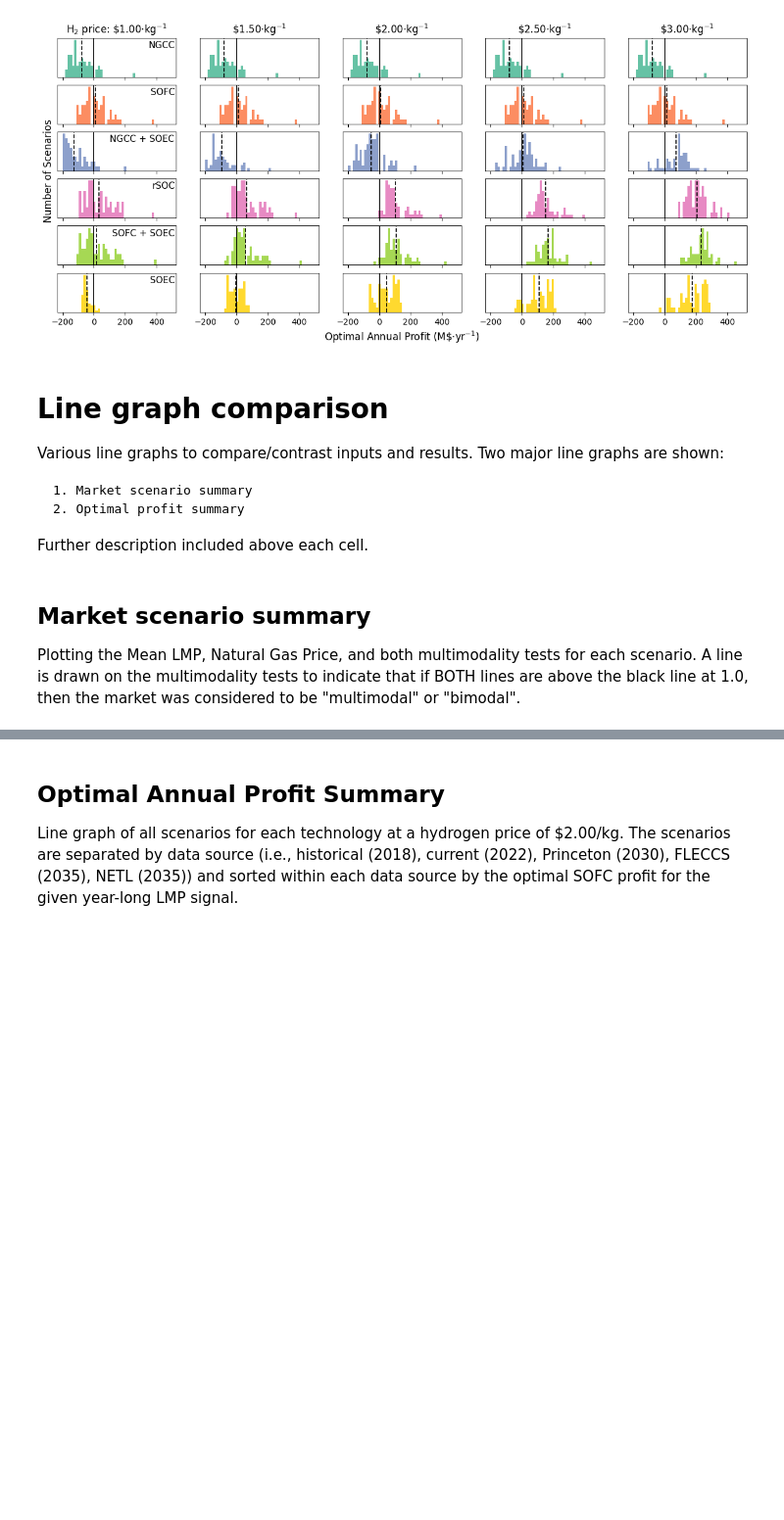
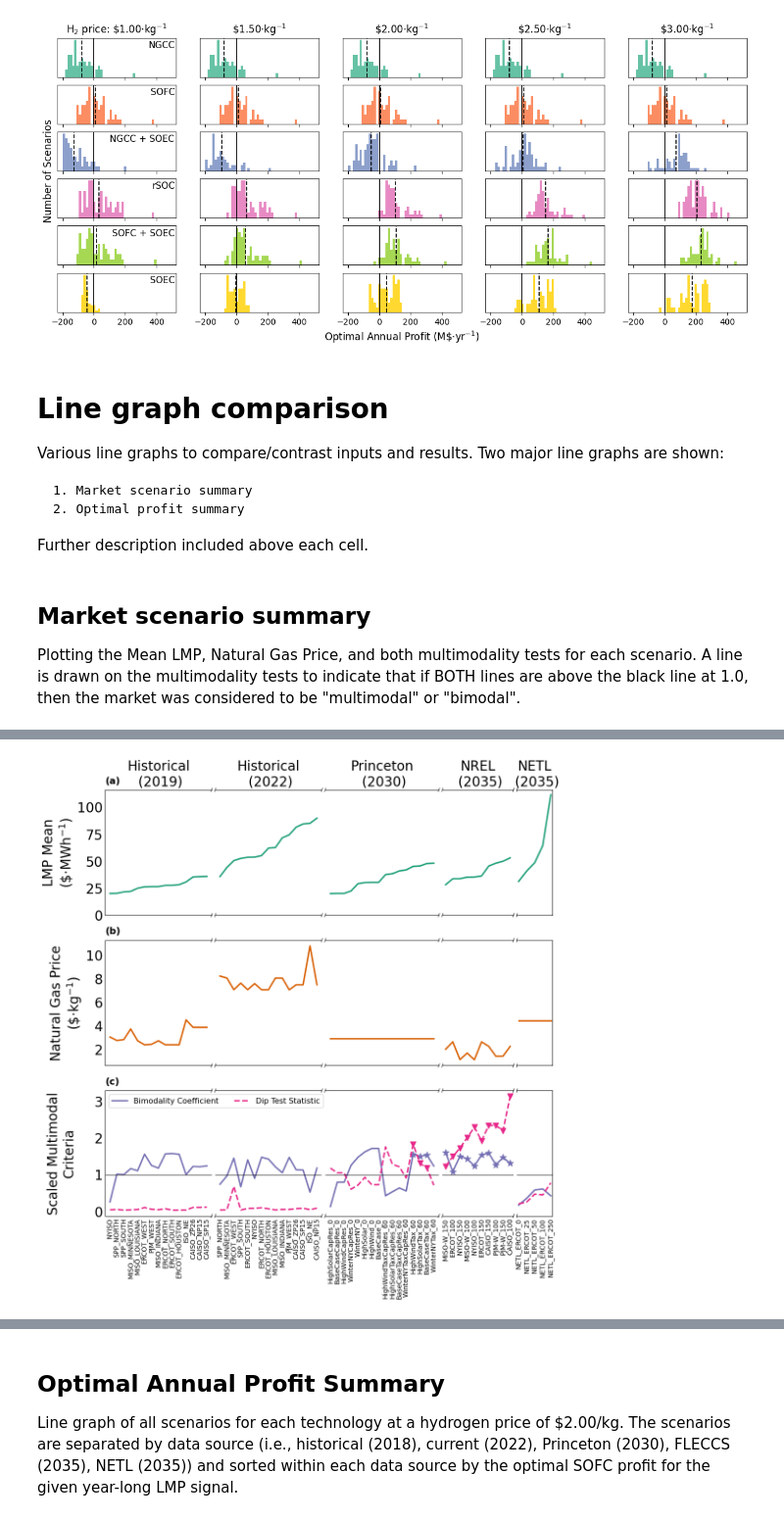
Before and after one commit to IDAES/publications, a Jupyter notebook: cortes_et_al_2023/new_figures_DJL/src/Supplementary_Figures.ipynb, the cells around one changed output, grey strips where cells are left out. Shown at 98% size. Drawn from its saved outputs; the diff is of its cells as text; code cells hidden in the pictures; blank space fills up the shorter version.

```diff
--- a/cortes_et_al_2023/new_figures_DJL/src/Supplementary_Figures.ipynb
+++ b/cortes_et_al_2023/new_figures_DJL/src/Supplementary_Figures.ipynb
@@ -200,0 +207,92 @@ plt.savefig(figure_path, format='png', dpi=450)
+# %%
+# Plotting all capacity things at the same time
+ylabels = ['LMP Mean\n' + r'(\$$\cdot$MWh$^{-1}$)', 'Natural Gas Price\n' + r'(\$$\cdot$kg$^{-1}$)', 'Scaled Multimodal\nCriteria\n']
+abc_labels = {0: '(a)', 1: '(b)', 2: '(c)'}
+
+fig, axes = plt.subplots(3, 5, sharey='row', sharex='col', figsize = (12, 11.5), width_ratios=[15, 15, 16, 10, 5])
+
+for i in range(5):
+    colors = iter([plt.cm.Dark2(m) for m in range(7)])
+    for ind_k, k in enumerate(['Mean LMP', 'Natural Gas Price', ['Bimodality Coefficient', 'Dip Test Statistic']]):
+        temp_vals = total_frame.sort_values('Mean LMP').loc[(total_frame['Hydrogen Price'] == 2.0) & (total_frame['Reference'] == (i + 1))]
+
+        # Bimodality markets require two lines to be plotted
+        if ind_k == 2:
+            color1 = next(colors)
+            color2 = next(colors)
+            axes[ind_k, i].plot(range(len(temp_vals[k[0]].values)), temp_vals[k[0]].values / 0.555, color=color1, ls='solid', lw=2.25, label=k[0])
+            axes[ind_k, i].plot(range(len(temp_vals[k[1]].values)), temp_vals[k[1]].values / 0.05, color=color2, ls='--', lw=2.25, label=k[1])
+
+            # Add markers for the multimodal markets
+            count = 0
+            for name in temp_vals['Name']:
+                if len(temp_vals[(temp_vals['Name'] == name) & (temp_vals['Passes both tests. Bimodal.'] == 1)]) > 0:
+                    axes[ind_k, i].scatter(count, temp_vals[k[0]].values[count] / 0.555, color=color1, marker='*', s=100)
+                    axes[ind_k, i].scatter(count, temp_vals[k[1]].values[count] / 0.05, color=color2, marker='v', s=70)
+                count += 1
+        else:
+            axes[ind_k, i].plot(range(len(temp_vals[k].values)), temp_vals[k].values, color=next(colors), ls='solid', lw=2.25)
+
+        axes[ind_k, i].tick_params(axis='both', which='both', length=0)
+
+        tick_labels = [new_labels[i] for i in temp_vals['Name'].values]
+        axes[ind_k, i].set_xticks(range(len(tick_labels)), tick_labels, rotation=90, fontsize=10)
+
+        # Add y-axis labels
+        if i == 0:
+            axes[ind_k, i].set_ylabel(ylabels[ind_k], fontsize=20)
+
+        # Add (a), (b), (c) to the top left of the figures
+        if i == 0:
+            axes[ind_k, i].annotate(abc_labels[ind_k], xy=(0, 1.05), xycoords='axes fraction', fontsize=14, weight='bold')
+
+        # Adding spines for "disjointed" axes.
+        if i < 4:
+            axes[ind_k, i].annotate('', xy=(0.99, .975), xycoords='axes fraction', xytext=(1.01, 1.025),
+                                arrowprops=dict(arrowstyle="-", connectionstyle='arc3', color='black', lw=0.75))
+            axes[ind_k, i].annotate('', xy=(0.99, -0.025), xycoords='axes fraction', xytext=(1.01, .025),
+                                arrowprops=dict(arrowstyle="-", connectionstyle='arc3', color='black', lw=0.75))
+            axes[ind_k, i].spines['right'].set_visible(False)
+        if i > 0:
+            if i == 4:
+                # NETL data small so the axis break looks weird
+                axes[ind_k, i].annotate('', xy=(-0.0225, .975), xycoords='axes fraction', xytext=(.0225, 1.025),
+                                    arrowprops=dict(arrowstyle="-", connectionstyle='arc3', color='black', lw=0.75))
+                axes[ind_k, i].annotate('', xy=(-0.0225, -0.025), xycoords='axes fraction', xytext=(.0225, .025),
+                                    arrowprops=dict(arrowstyle="-", connectionstyle='arc3', color='black', lw=0.75))
+            elif i == 3:
+                # FLECCS data small so the axis break looks weird
+                axes[ind_k, i].annotate('', xy=(-0.015, .975), xycoords='axes fraction', xytext=(0.015, 1.025),
+                                    arrowprops=dict(arrowstyle="-", connectionstyle='arc3', color='black', lw=0.75))
+                axes[ind_k, i].annotate('', xy=(-0.015, -0.025), xycoords='axes fraction', xytext=(0.015, .025),
+                                    arrowprops=dict(arrowstyle="-", connectionstyle='arc3', color='black', lw=0.75))
+            else:
+                axes[ind_k, i].annotate('', xy=(-0.01, .975), xycoords='axes fraction', xytext=(.01, 1.025),
+                                    arrowprops=dict(arrowstyle="-", connectionstyle='arc3', color='black', lw=0.75))
+                axes[ind_k, i].annotate('', xy=(-0.01, -0.025), xycoords='axes fraction', xytext=(.01, .025),
+                                    arrowprops=dict(arrowstyle="-", connectionstyle='arc3', color='black', lw=0.75))
+            axes[ind_k, i].spines['left'].set_visible(False)
+
+        # Adding bimodality pass line for the bimodality tests.
+        if ind_k == 2:
+            axes[ind_k, i].axhline(1.0, color='k', linewidth=0.75)
+
+        # Adding market scenario reference/source titles
+        if ind_k == 0:
+            axes[ind_k, i].set_title(dataset_titles[(i + 1)], fontsize=20)
+
+axes[0, 0].tick_params(axis='y', which='major', labelsize=20)
+axes[0, 0].set_yticks([0, 25, 50, 75, 100])
+axes[1, 0].tick_params(axis='y', which='major', labelsize=20)
+axes[1, 0].set_yticks([2, 4, 6, 8, 10])
+axes[2, 0].tick_params(axis='y', which='major', labelsize=20)
+axes[2, 0].set_zorder(1)
+axes[2, 0].legend(loc='upper left', bbox_to_anchor=(0.0, 1.0), ncol=2, fontsize=11.5)
+
+figure_path = os.path.abspath(os.path.join(current_dir, "..", "final_figures", "market_statistics_bigger_fonts.png"))
+
+plt.tight_layout()
+fig.subplots_adjust(wspace=0.04)
+plt.savefig(figure_path, format='png', dpi=450)
+# %% [output]
+[figure, added]
```
Also changed, not shown: parts of 13 cells of this notebook.
